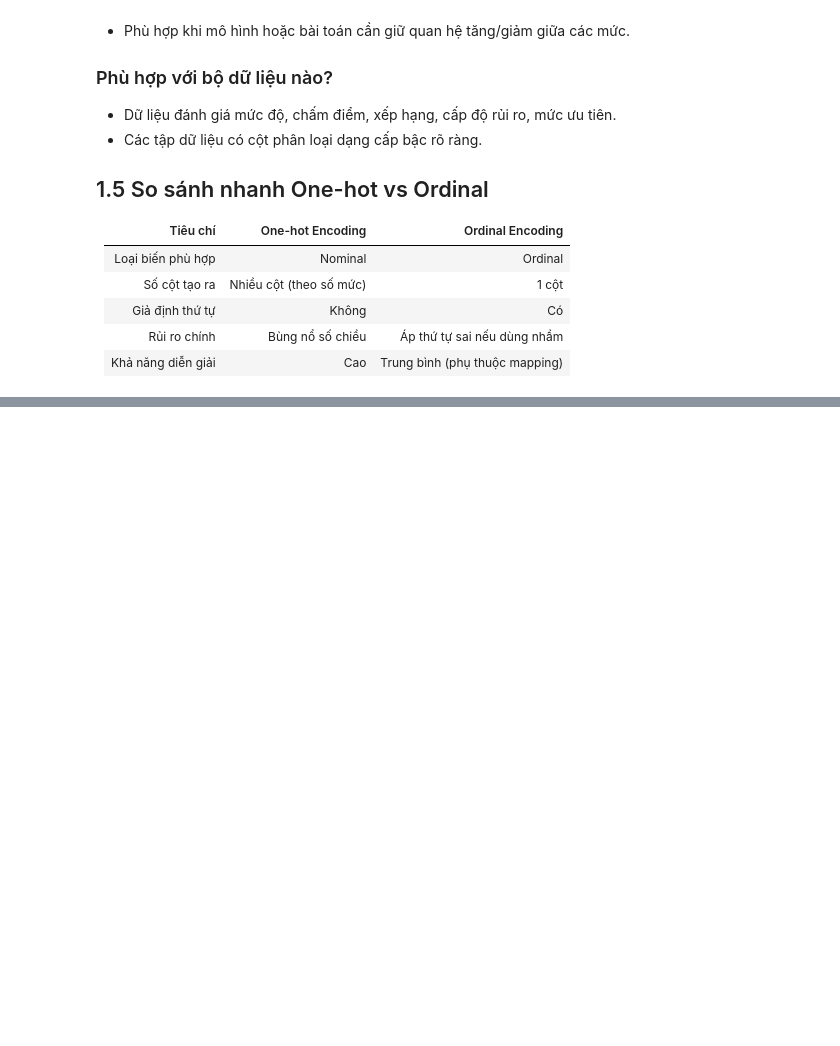
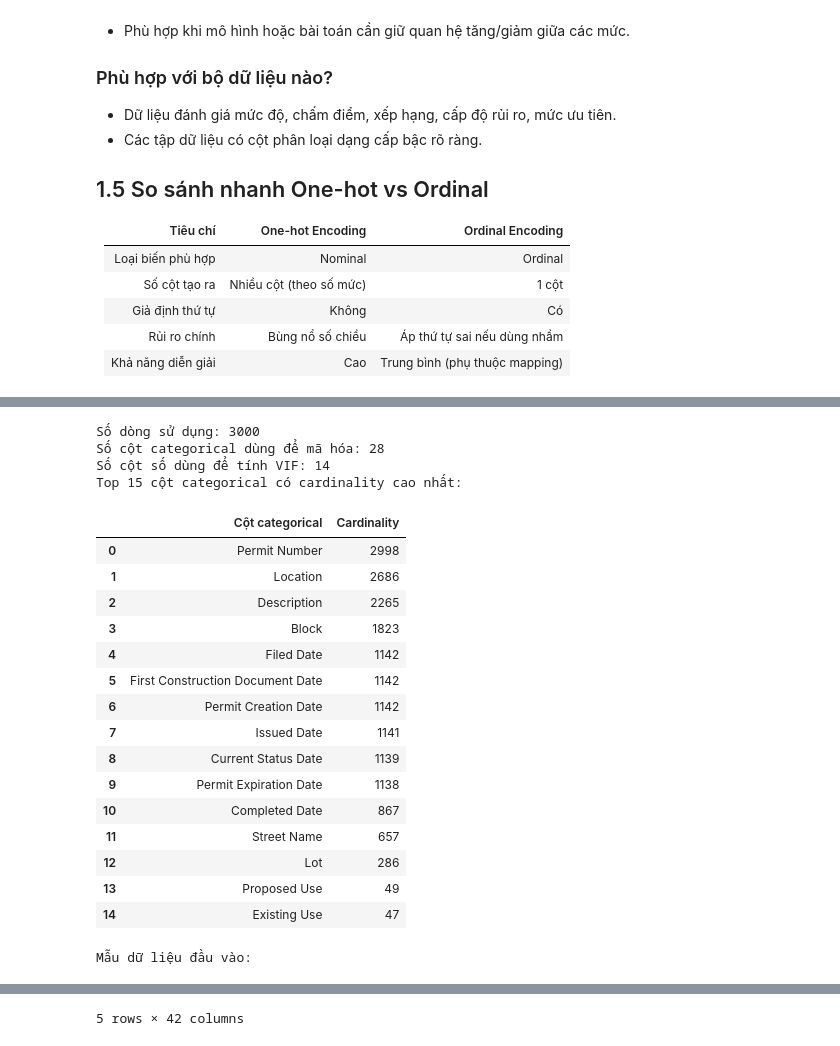
Before and after one commit to Taylor3691/mining-beyond-boundaries, a Jupyter notebook: notebooks/Ngoc-table.preprocessing.categorical.encoding.ipynb, the cells around one changed output, grey strips where cells are left out. Saved outputs shown, nothing was run; the diff lists cells and outputs as text; code cells hidden in the pictures; blank space fills up the shorter version.

Commit message:
feat: add analysis for table encoding

```diff
--- a/notebooks/Ngoc-table.preprocessing.categorical.encoding.ipynb
+++ b/notebooks/Ngoc-table.preprocessing.categorical.encoding.ipynb
@@ -230,0 +261,78 @@ Trong đó:
+# %%
+data_path = PROJECT_ROOT / "data" / "table" / "Building_Permits.csv"
+df_raw = pd.read_csv(data_path, low_memory=False)
+
+target_col = "Revised Cost"
+if target_col not in df_raw.columns:
+    raise ValueError(f"Không tìm thấy cột mục tiêu: {target_col}")
+
+df_model = df_raw.copy()
+df_model[target_col] = pd.to_numeric(df_model[target_col], errors="coerce")
+df_model = df_model.dropna(subset=[target_col])
+
+# Đặt None để chạy toàn bộ dữ liệu; đặt số nguyên (vd: 3000) để chạy nhanh hơn.
+ROW_LIMIT = 3000
+if ROW_LIMIT is not None and len(df_model) > ROW_LIMIT:
+    df_model = df_model.sample(n=ROW_LIMIT, random_state=42).sort_index()
+
+all_categorical_cols = df_model.select_dtypes(include=["object", "category", "bool", "string"]).columns.tolist()
+categorical_cols = [col for col in all_categorical_cols if col != target_col]
+numeric_cols = [col for col in df_model.select_dtypes(include=[np.number]).columns.tolist() if col != target_col]
+
+if not categorical_cols:
+    raise ValueError("Không có cột categorical để thực nghiệm.")
+if not numeric_cols:
+    raise ValueError("Không có cột số để tính VIF.")
+
+cat_cardinality = {
+    col: int(df_model[col].astype("string").nunique(dropna=True))
+    for col in categorical_cols
+}
+cardinality_df = (
+    pd.DataFrame(
+        {
+            "Cột categorical": list(cat_cardinality.keys()),
+            "Cardinality": list(cat_cardinality.values()),
+        }
+    )
+    .sort_values("Cardinality", ascending=False)
+    .reset_index(drop=True)
+)
+
+X = df_model[categorical_cols + numeric_cols].copy()
+y = df_model[target_col].clip(lower=0).astype(float)
+
+# Bài này chỉ phân tích VIF nên dùng trực tiếp toàn bộ tập phân tích.
+X_train = X.reset_index(drop=True)
+y_train = y.reset_index(drop=True)
+
+print(f"Số dòng sử dụng: {len(df_model)}")
+print(f"Số cột categorical dùng để mã hóa: {len(categorical_cols)}")
+print(f"Số cột số dùng để tính VIF: {len(numeric_cols)}")
+print("Top 15 cột categorical có cardinality cao nhất:")
+display(cardinality_df.head(15))
+
+print("Mẫu dữ liệu đầu vào:")
+display(X_train.head())
+# %% [output]
+Số dòng sử dụng: 3000
+Số cột categorical dùng để mã hóa: 28
+Số cột số dùng để tính VIF: 14
+Top 15 cột categorical có cardinality cao nhất:
+|  | Cột categorical | Cardinality |
+| 0 | Permit Number | 2998 |
+| 1 | Location | 2686 |
+| 2 | Description | 2265 |
+| 3 | Block | 1823 |
+| 4 | Filed Date | 1142 |
+| 5 | First Construction Document Date | 1142 |
+| 6 | Permit Creation Date | 1142 |
+| 7 | Issued Date | 1141 |
+| 8 | Current Status Date | 1139 |
+| 9 | Permit Expiration Date | 1138 |
+| 10 | Completed Date | 867 |
+| 11 | Street Name | 657 |
+| 12 | Lot | 286 |
+| 13 | Proposed Use | 49 |
+| 14 | Existing Use | 47 |
+Mẫu dữ liệu đầu vào:
@@ -230,0 +345 @@ Trong đó:
+5 rows × 42 columns
```
Also changed, not shown: parts of 7 cells of this notebook.
